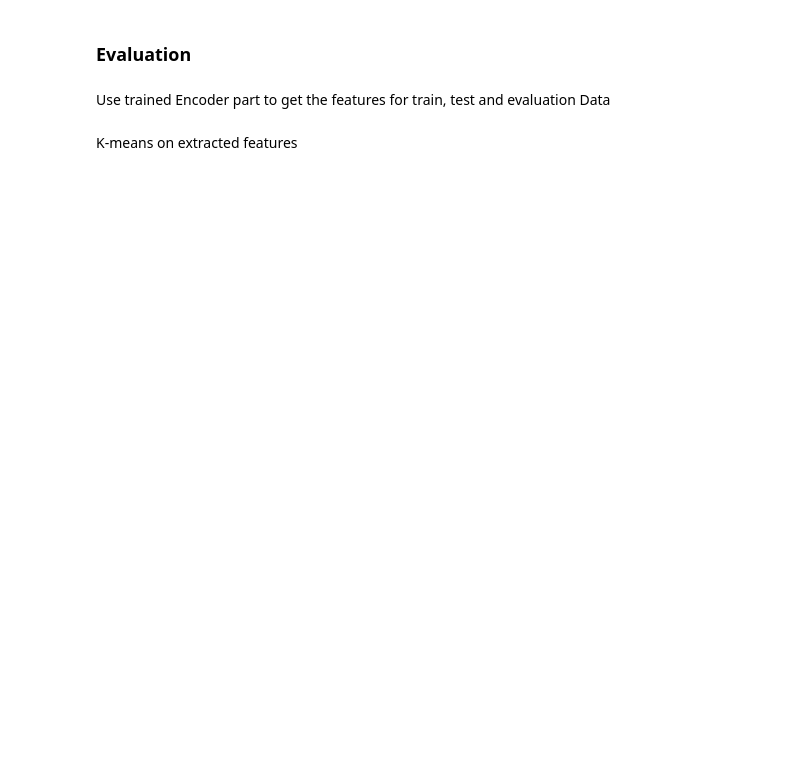
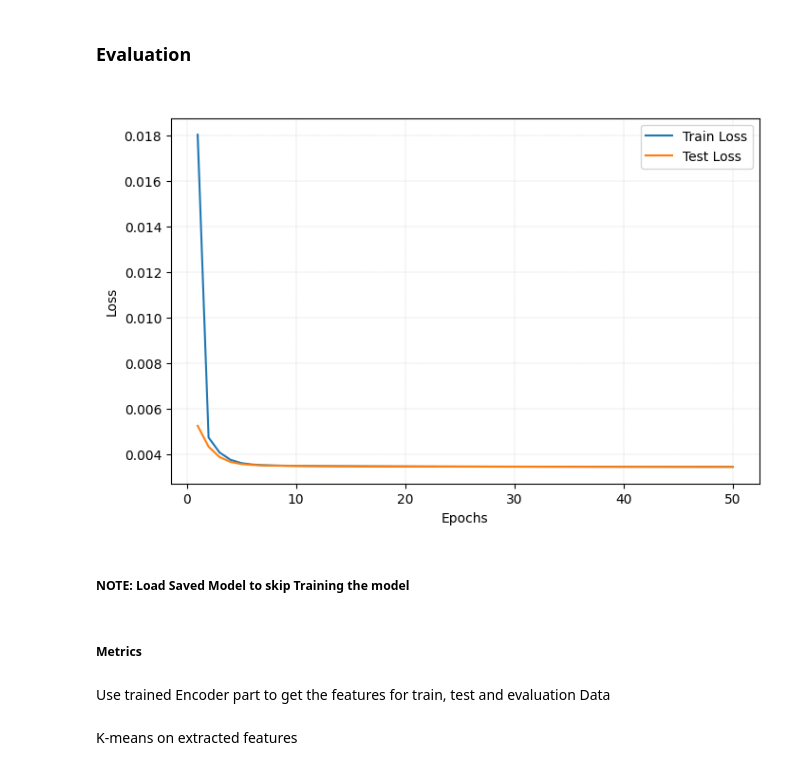
Before and after one commit to bhumikasadbhave/Master-Thesis-SITS, a Jupyter notebook: Modeling/temporal_ae.ipynb, the cells around one changed output. Saved outputs shown, nothing was run; the diff lists cells and outputs as text; code cells hidden in the pictures; blank space fills up the shorter version.

```diff
--- a/Modeling/temporal_ae.ipynb
+++ b/Modeling/temporal_ae.ipynb
@@ -541,7 +338,7 @@ class Conv2DAutoencoder(nn.Module):
 
         # --- Encoder ---
         b, c, t, h, w = x.shape
-        x = x.view(b, c * t, h, w)      # Imp: Time steps as additional channels (B, C * D, H, W)
+        x = x.reshape(b, c * t, h, w)      # Imp: Time steps as additional channels (B, C * D, H, W)
         # print(x.shape)
 
         x = F.relu(self.conv1(x))
@@ -552,7 +349,6 @@ class Conv2DAutoencoder(nn.Module):
         x = self.flatten(x)
         x = F.relu(self.fc1(x))
         z = self.fc2(x)
-
         # print(x.shape)
 
         # --- Decoder ---
@@ -561,7 +357,6 @@ class Conv2DAutoencoder(nn.Module):
 
         # --- 2D Deconvolutions ---
         x = x.view(b, 256, h, w)
-        # print(x.shape)
         x = F.relu(self.deconv1(x))
         x = F.relu(self.deconv2(x))
         x = self.deconv3(x)
@@ -576,13 +371,14 @@ class Conv2DAutoencoder(nn.Module):
 # %%
 device = 'cuda'
 epochs = 50
-lr = 0.001
+lr = 0.01
 latent_dim=32
 channels = 10
-optimizer = 'Adam'
+optimizer = 'SGD'
+momentum = 0.9
 time_steps = 7
 patch_size = config.subpatch_size
 
-model = Conv2DAutoencoder(channels, time_steps, latent_dim, config.subpatch_size)
+model = Conv2DAutoencoder(channels, time_steps, latent_dim, patch_size)
 device = torch.device(device)
 model.to(device)
@@ -589,2 +401,2 @@ model.to(device)
 # %%
-trained_model, train_losses, test_losses  = train_model_ae(model, dataloader_train, dataloader_test, epochs=epochs, optimizer=optimizer, lr=lr, momentum=0.9, device=device)
+trained_model, train_losses, test_losses = train_model_ae(model, dataloader_train, dataloader_test, epochs=epochs, optimizer=optimizer, lr=lr, momentum=momentum, device=device)
@@ -591,4 +421,8 @@ trained_model, train_losses, test_losses  = train_model_ae(model, dataloader_tra
 # %% [markdown]
 ### Evaluation
 # %%
-plot_loss(train_losses, test_losses)
+plot_loss(train_losses, test_losses, title=" ")
+# %% [output]
+[figure, added]
+# %% [markdown]
+##### NOTE: Load Saved Model to skip Training the model
@@ -595,3 +437,5 @@ plot_loss(train_losses, test_losses)
+# %% [markdown]
+##### Metrics
 # %% [markdown]
 Use trained Encoder part to get the features for train, test and evaluation Data
 # %%
```
Also changed, not shown: parts of 130 cells of this notebook, 17 other files.
